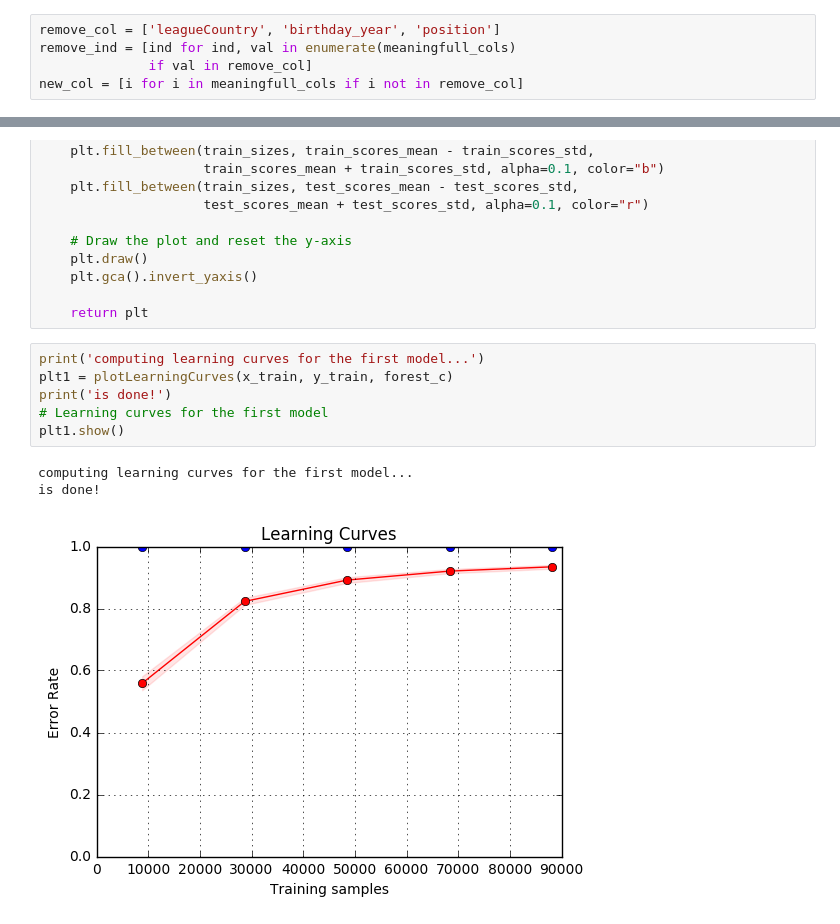
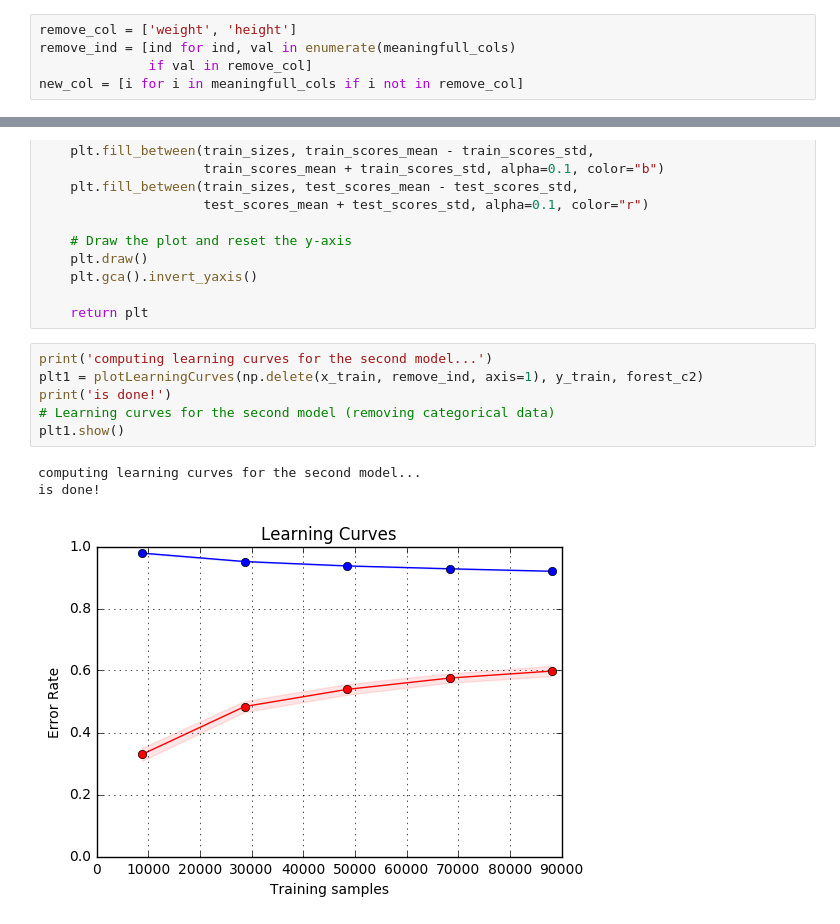
Before and after one commit to sorooshafiee/ADA-SAF, a Jupyter notebook: 04 - Applied ML/Exercise_1.ipynb, the cells around one changed output, grey strips where cells are left out. Drawn from its saved outputs; the diff is of its cells as text.

```diff
--- a/04 - Applied ML/Exercise_1.ipynb
+++ b/04 - Applied ML/Exercise_1.ipynb
@@ -313,5 +313,5 @@ From the above figure, one can conclude that removing categorical data doesn't m
 # %%
-remove_col = ['leagueCountry', 'birthday_year', 'position']
+remove_col = ['weight', 'height']
 remove_ind = [ind for ind, val in enumerate(meaningfull_cols)
               if val in remove_col]
 new_col = [i for i in meaningfull_cols if i not in remove_col]
@@ -422,12 +423,12 @@ def plotLearningCurves(X, y, classifier):
 
     return plt
 # %%
-print('computing learning curves for the first model...')
-plt1 = plotLearningCurves(x_train, y_train, forest_c)
+print('computing learning curves for the second model...')
+plt1 = plotLearningCurves(np.delete(x_train, remove_ind, axis=1), y_train, forest_c2)
 print('is done!')
-# Learning curves for the first model
+# Learning curves for the second model (removing categorical data)
 plt1.show()
 # %% [output]
-computing learning curves for the first model...
+computing learning curves for the second model...
 is done!
-[figure, old version]
+[figure, new version]
```
Also changed, not shown: parts of 8 cells of this notebook, 1 other file.
